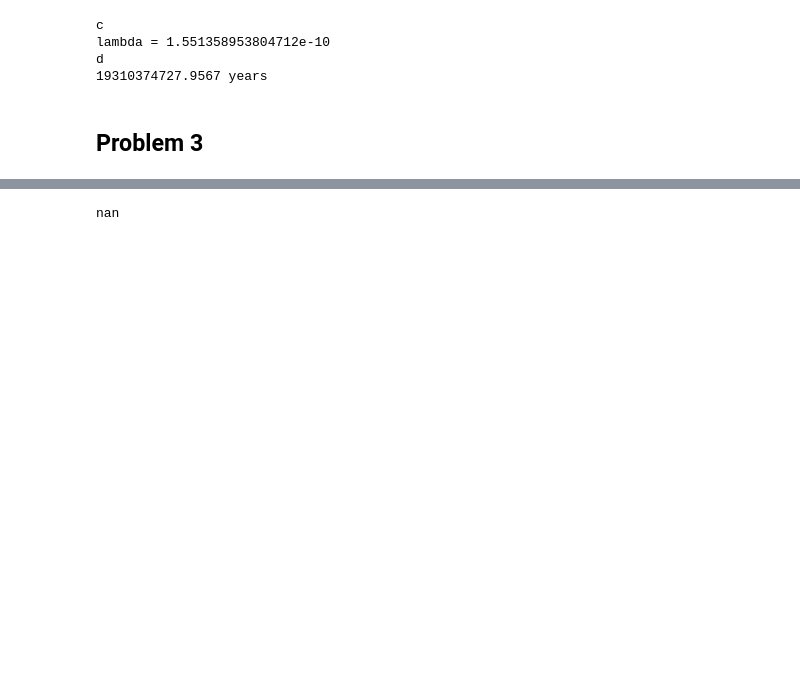
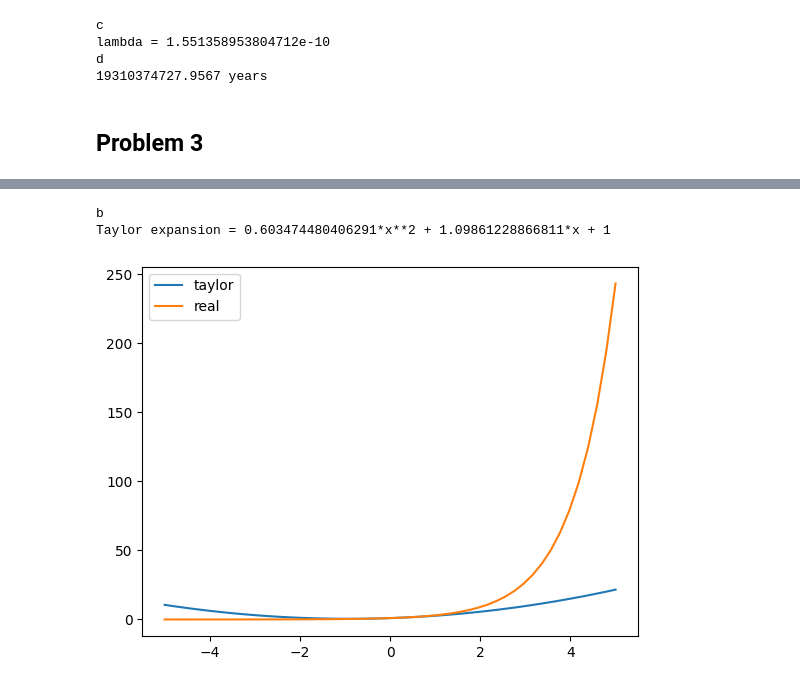
Before and after one commit to michaelhotchkiss/Applied-Mathematics, a Jupyter notebook: HW 1.ipynb, the cells around one changed output, grey strips where cells are left out. Drawn from its saved outputs; the diff is of its cells as text; code cells hidden in the pictures; blank space fills up the shorter version.

```diff
--- a/HW 1.ipynb
+++ b/HW 1.ipynb
@@ -80,17 +118,32 @@ d
 # %%
-from sympy import symbols, diff, sin, lambdify, pprint
+from sympy import symbols, diff, sin, lambdify
+import numpy as np
+import matplotlib.pyplot as plt
+x = symbols('x')
 
-x = symbols('x')
-eq = sin(x)/x
+eq = 3**x
 x_d = diff(eq,x)
 x_dd = diff(x_d,x)
 x_ddd = diff(x_dd,x)
 
 eq_l = lambdify(x,eq)
 x_d_l = lambdify(x,x_d)
 x_dd_l = lambdify(x,x_dd)
 x_ddd_l = lambdify(x,x_ddd)
-expansion = eq_l(0) + x_d_l(0) * x + x_dd_l(0) * x + x_ddd_l(0) * x
-pprint(expansion)
+
+expansion = eq_l(0) + x_d_l(0) * x + x_dd_l(0) * x**2/np.math.factorial(2)
+print('b')
+print(f'Taylor expansion = {expansion}')
+expansion_l = lambdify(x,expansion)
+times = np.linspace(-5,5)
+expansion_values = expansion_l(times)
+real_values = 3**times
+
+plt.plot(times, expansion_values)
+plt.plot(times,real_values)
+plt.legend(['taylor', 'real'])
+plt.show()
 # %% [output]
-nan
+b
+Taylor expansion = 0.603474480406291*x**2 + 1.09861228866811*x + 1
+[figure, added]
```
Also changed, not shown: parts of 4 cells of this notebook.
